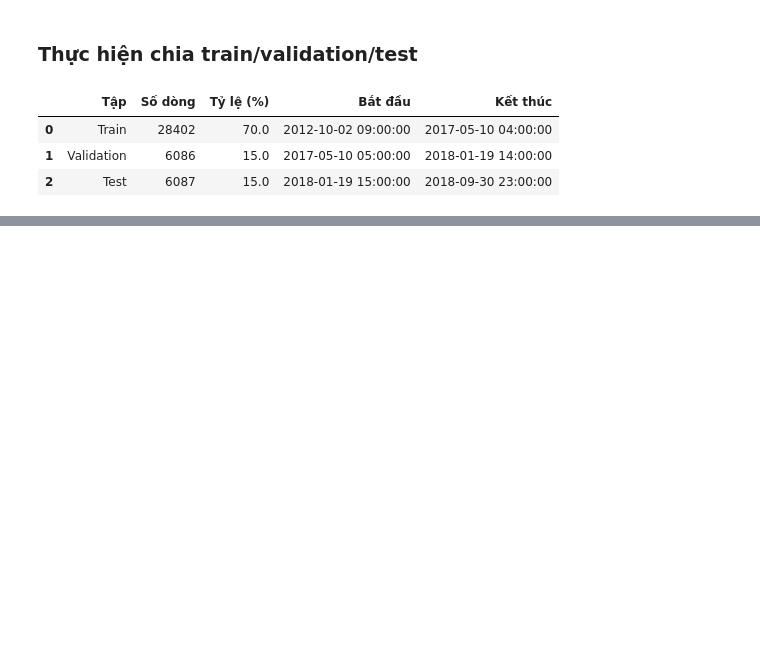
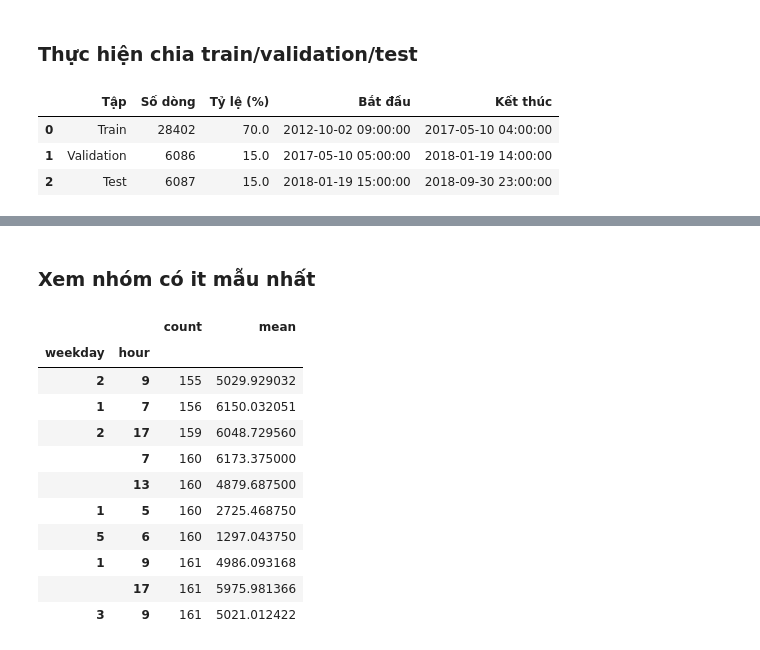
Before and after one commit to HuyTec/SGU_HocMay_2026-2027, a Jupyter notebook: metro_interstate_traffic_volume/notebooks/baseline_time-only.ipynb, the cells around one changed output, grey strips where cells are left out. Drawn from its saved outputs; the diff is of its cells as text; code cells hidden in the pictures; blank space fills up the shorter version.

```diff
--- a/metro_interstate_traffic_volume/notebooks/baseline_time-only.ipynb
+++ b/metro_interstate_traffic_volume/notebooks/baseline_time-only.ipynb
@@ -403,0 +466,21 @@ display(split_summary)
+# %% [markdown]
+### Xem nhóm có it mẫu nhất
+# %%
+display(
+    weekday_hour_stats
+    .sort_values("count")
+    .head(10)
+)
+# %% [output]
+|  |  | count | mean |
+| weekday | hour |  |  |
+| 2 | 9 | 155 | 5029.929032 |
+| 1 | 7 | 156 | 6150.032051 |
+| 2 | 17 | 159 | 6048.729560 |
+|  | 7 | 160 | 6173.375000 |
+|  | 13 | 160 | 4879.687500 |
+| 1 | 5 | 160 | 2725.468750 |
+| 5 | 6 | 160 | 1297.043750 |
+| 1 | 9 | 161 | 4986.093168 |
+|  | 17 | 161 | 5975.981366 |
+| 3 | 9 | 161 | 5021.012422 |
```
Also changed, not shown: parts of 4 cells of this notebook, 2 other files.
